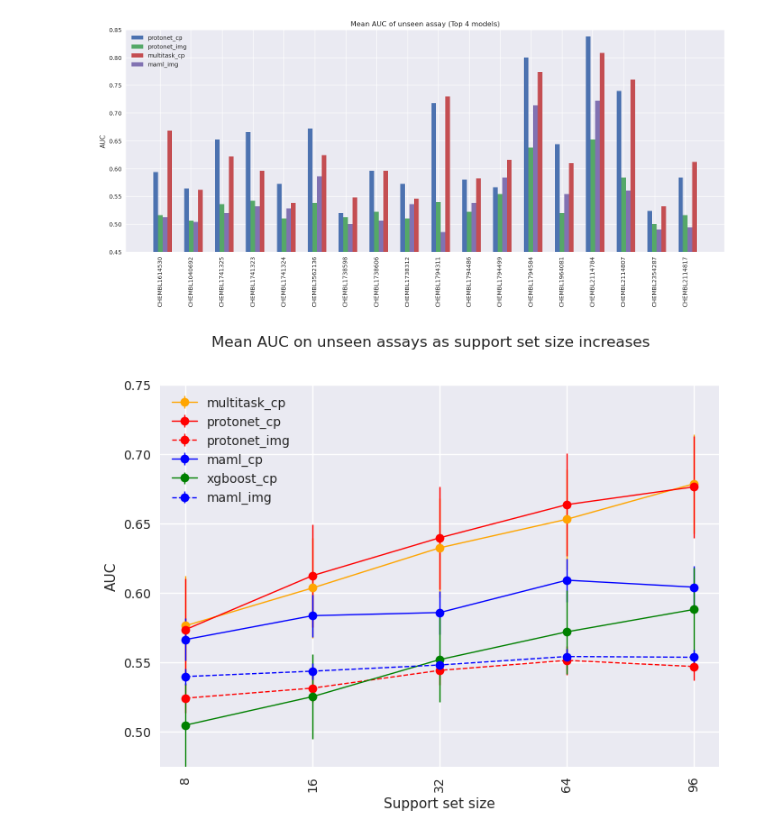
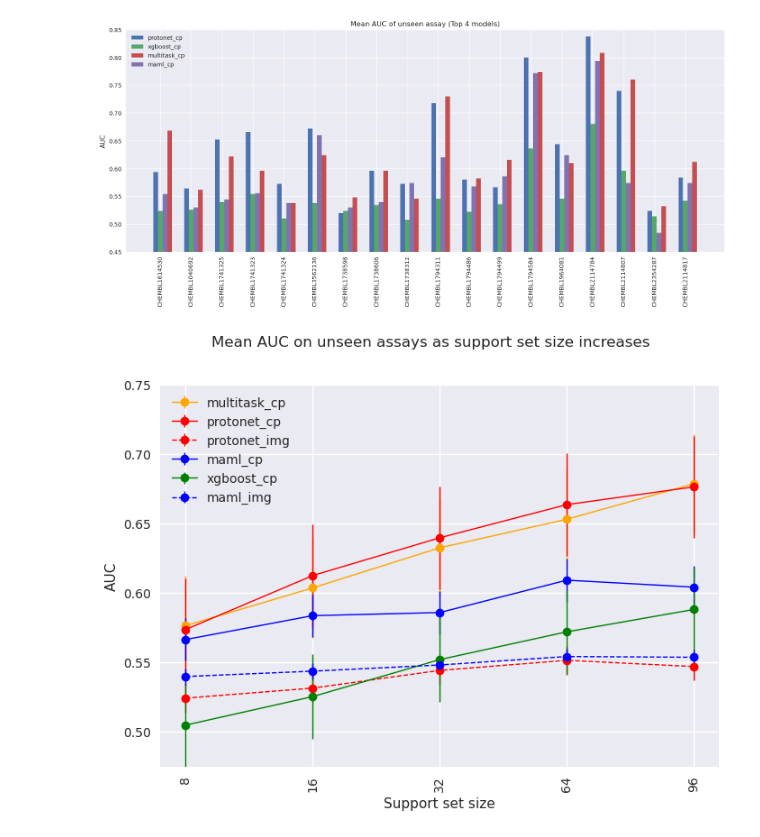
Before and after one commit to son-ha-264/FSL_CP, a Jupyter notebook: result/notebook/model_comparision_auroc.ipynb, the cells around one changed output. Drawn from its saved outputs; the diff is of its cells as text; code cells hidden in the pictures.

```diff
--- a/result/notebook/model_comparision_auroc.ipynb
+++ b/result/notebook/model_comparision_auroc.ipynb
@@ -56,37 +56,37 @@ avg_xgboost_cp = np.mean([auroc_xgboost_cp_8, auroc_xgboost_cp_16, auroc_xgboost
 avg_maml_img = np.mean([auroc_maml_img_8, auroc_maml_img_16, auroc_maml_img_32, auroc_maml_img_64, auroc_maml_img_96], axis=0)
 labels = list(df_proto_auroc_cp['assay_chembl_id'])
 
 with plt.style.context(['seaborn-v0_8-deep', 'seaborn']):
     x = np.arange(len(labels))  # the label locations
     width = 0.15  # the width of the bars
 
     fig, ax = plt.subplots()
     fig.set_size_inches(15, 6)
     #rects1 = ax.bar(x - width, avg_maml_cp, width, label='maml')
     rects2 = ax.bar(x-width, avg_proto_cp, width, label='protonet_cp')
-    rects3 = ax.bar(x, avg_proto_img, width, label='protonet_img')
-    #rects4 = ax.bar(x + width, avg_xgboost_cp, width, label='xgboost_cp')
+    #rects3 = ax.bar(x, avg_proto_img, width, label='protonet_img')
+    rects4 = ax.bar(x, avg_xgboost_cp, width, label='xgboost_cp')
     rects5 = ax.bar(x + 2*width, avg_multitask_cp, width, label='multitask_cp')
-    rects6 = ax.bar(x + width, avg_maml_img, width, label='maml_img')
+    rects6 = ax.bar(x + width, avg_maml_cp, width, label='maml_cp')
 
     # Add some text for labels, title and custom x-axis tick labels, etc.
     ax.set_ylabel('AUC')
     ax.set_title('Mean AUC of unseen assay (Top 4 models)')
     ax.set_xticks(x, labels)
     ax.legend(loc='upper left')
 
     #ax.bar_label(rects1, padding=3)
     #ax.bar_label(rects2, padding=3)
 
     fig.tight_layout()
 
     plt.tick_params(axis='x', labelrotation=90)
 
     plt.ylim([0.45, 0.85])
     plt.savefig("../plots/Model_comparison_barplot1.png", bbox_inches='tight')
     plt.show()
 # %% [output]
-[figure, old version]
+[figure, new version]
 # %%
 # Best performing:
 ### CHEMBL3562136: PubChem BioAssay. qHTS Assay for Identifying Compounds that block Entry of Ebola Virus, Screen 2 blue channel.
```
Also changed, not shown: 7 other files.
